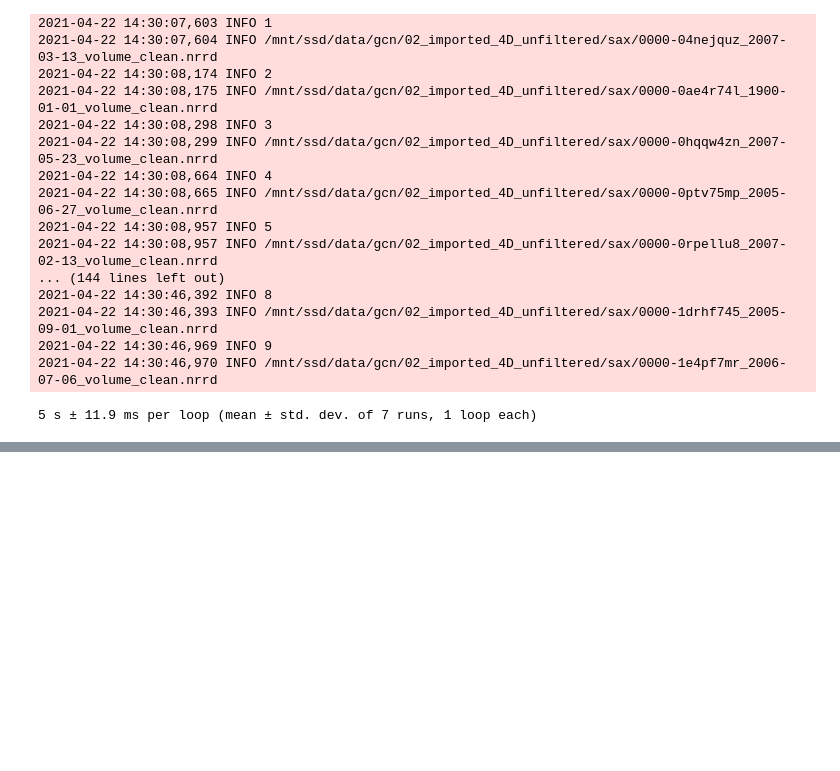
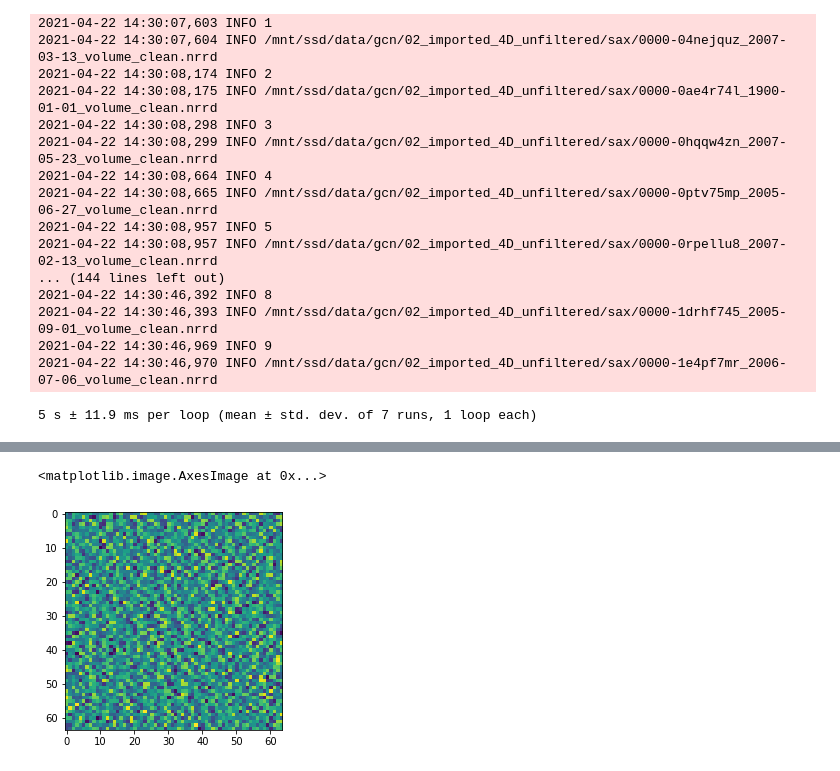
Before and after one commit to Cardio-AI/cmr-phase2phase-registration, a Jupyter notebook: notebooks/Dataset/Test_temporal_resampling.ipynb, the cells around one changed output, grey strips where cells are left out. Saved outputs shown, nothing was run; the diff lists cells and outputs as text; code cells hidden in the pictures; blank space fills up the shorter version.

```diff
--- a/notebooks/Dataset/Test_temporal_resampling.ipynb
+++ b/notebooks/Dataset/Test_temporal_resampling.ipynb
@@ -125,0 +164,5 @@ list(map(lambda x : resample_vol_along_t(example=x, **params), range(10)))
+# %%
+plt.imshow(nda[0,...,0])
+# %% [output]
+<matplotlib.image.AxesImage at 0x...>
+[figure, added]
```
Also changed, not shown: parts of 9 cells of this notebook, 4 other files.
